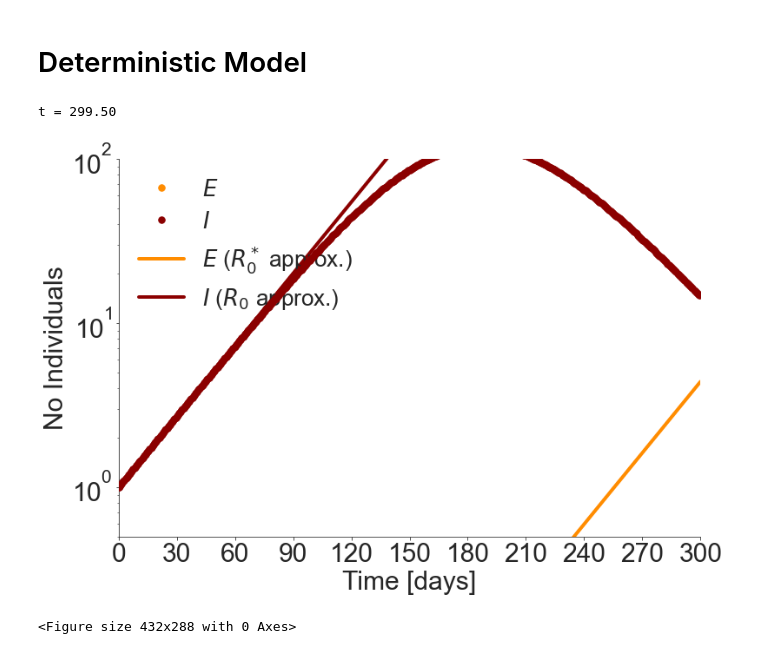
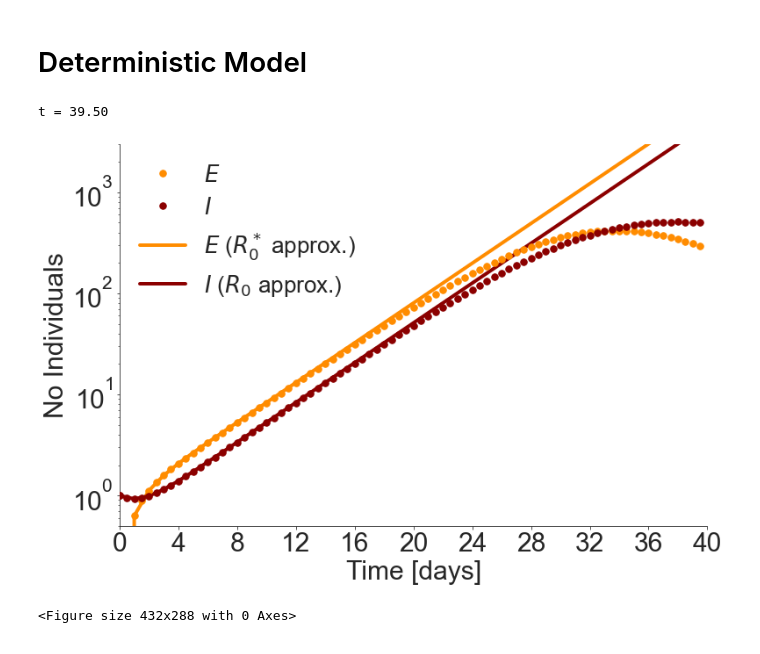
Before and after one commit to betoto008/Epidemiology_2020, a Jupyter notebook: Jupyter_Notebooks/Model_SEIR_deterministic.ipynb, the cells around one changed output. Cells and saved outputs as stored; diff of their text form; code cells hidden in the pictures.

```diff
--- a/Jupyter_Notebooks/Model_SEIR_deterministic.ipynb
+++ b/Jupyter_Notebooks/Model_SEIR_deterministic.ipynb
@@ -41,39 +41,39 @@ def est0(beta, gamma):
 # %%
 N = 2000
 gamma = 1/6
-beta = 1.2*gamma
-sigma = 1000
+beta = 4.5*gamma
+sigma = 1/4
 initI = 1
-T_total = 300 #for R0 = [1.5, 2.0, 2.5, 3.0, 3.5, 4.0, 4.5] use [150, 70, 40, 34, 26, 22, 18]
-model_det = SEIRSModel(initN = 8000,beta=beta, sigma=sigma, gamma=gamma,
+T_total = 40 #for R0 = [1.5, 2.0, 2.5, 3.0, 3.5, 4.0, 4.5] use [150, 70, 40, 34, 26, 22, 18]
+model_det = SEIRSModel(initN = N,beta=beta, sigma=sigma, gamma=gamma,
                           theta_E=0, psi_E = 0, theta_I=0.0, psi_I =0.0, initI =initI, initD_E=0,
                          sigma_D = 0, gamma_D = 0, mu_D = 0, mu_I=0)
 model_det.run(T=T_total, dt=0.5)
 
 ## Analytical Solution
 lambda1, lambda2, time, E_solution, I_solution, sol_total_approx, I_max_2 = run_deterministic(N, beta, sigma, gamma, T_total, folder = '../../../../Dropbox/Research/Epidemiology_2020/Text_files/Deterministic/')
 
 ## Plot
 fig, ax = model_det.figure_infections(ylim=20, xlim = 15, plot_R = False, plot_I = 'line', plot_E = 'line',
                         plot_S = False, combine_D=False, plot_D_I='line',dashed_reference_results = False,
                         plot_percentages=False, show = False)
 #ax.plot(time, sol_total_approx, 'k-', label = r'$E+I$ ($R_0^*$ approx.)', ms = 10, linewidth = 4)
 #ax.plot(time, E_solution+I_solution, 'k-', label = r'Total_I$_{approx}$', ms = 10, linewidth = 4)
 ax.plot(time, E_solution, '-', color = 'darkorange', label = r'$E$ ($R_0^*$ approx.)', ms = 10, linewidth = 4)
 ax.plot(time, I_solution, '-', color = 'darkred', label = r'$I$ ($R_0$ approx.)', ms = 10, linewidth = 4)
 
 ax.set_xlabel('Time [days]', fontsize = 30)
 ax.set_ylabel('No Individuals', fontsize = 30)
 ax.legend(loc = 2, fontsize = 26, frameon=False)
 ax.tick_params('both',labelsize = 30)
 ax.set_yscale('log')
-ax.set_ylim(0.5,100)
+ax.set_ylim(0.5,3000)
 ax.set_xticks(time[::int(T_total/10)]);
 
 #fig.savefig('../Figures/Control/Deterministic/solutionEI.pdf')
 # %% [output]
-t = 299.50
+t = 39.50
-[figure, old version]
+[figure, new version]
 # %%
 sigma = 1/4
 gamma = 1/6
```
Also changed, not shown: 23 other files.
